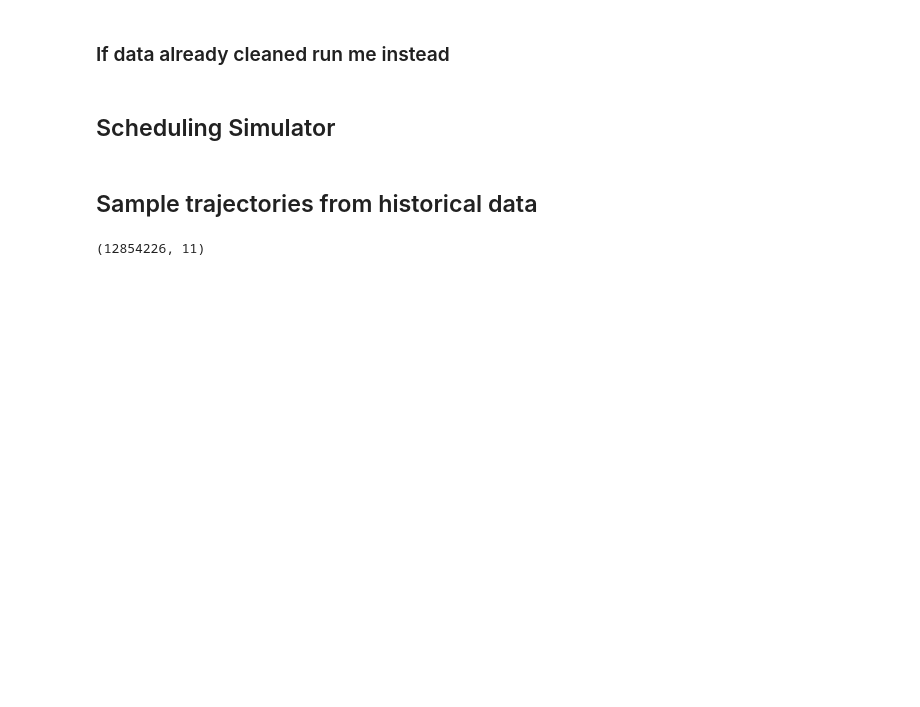
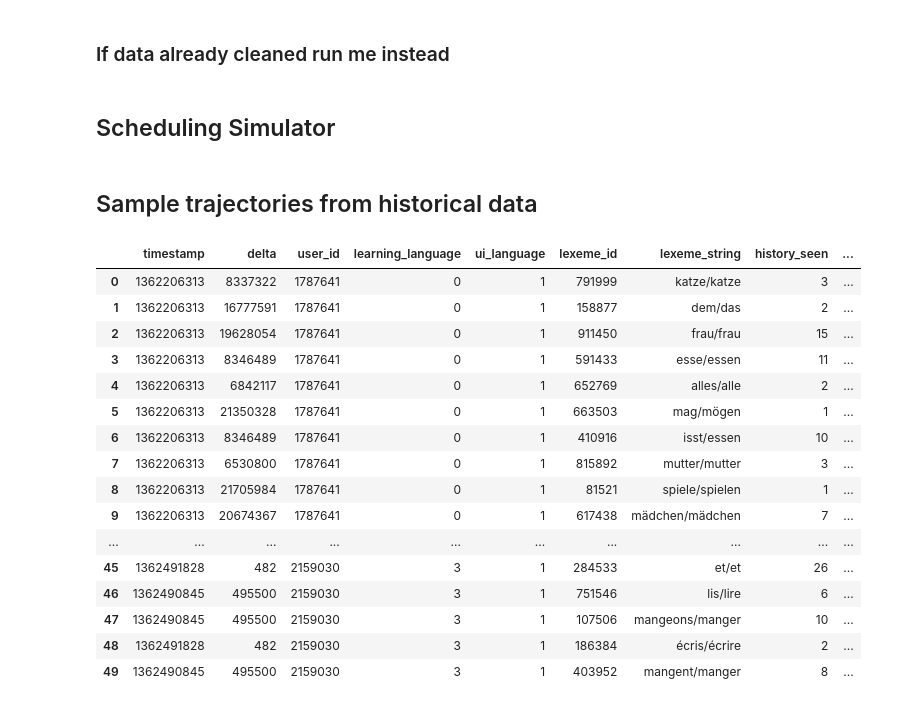
Before and after one commit to anthonybajoua/cs285_project, a Jupyter notebook: learn.ipynb, the cells around one changed output. Drawn from its saved outputs; the diff is of its cells as text; code cells hidden in the pictures; blank space fills up the shorter version.

```diff
--- a/learn.ipynb
+++ b/learn.ipynb
@@ -125,7 +125,22 @@ class Leitner(Scheduler):
 # %% [markdown]
 ## Sample trajectories from historical data
 # %%
-df.head()
-df.shape
+df.head(50)
 # %% [output]
-(12854226, 11)
+|  | timestamp | delta | user_id | learning_language | ui_language | lexeme_id | lexeme_string | history_seen | ... |
+| 0 | 1362206313 | 8337322 | 1787641 | 0 | 1 | 791999 | katze/katze | 3 | ... |
+| 1 | 1362206313 | 16777591 | 1787641 | 0 | 1 | 158877 | dem/das | 2 | ... |
+| 2 | 1362206313 | 19628054 | 1787641 | 0 | 1 | 911450 | frau/frau | 15 | ... |
+| 3 | 1362206313 | 8346489 | 1787641 | 0 | 1 | 591433 | esse/essen | 11 | ... |
+| 4 | 1362206313 | 6842117 | 1787641 | 0 | 1 | 652769 | alles/alle | 2 | ... |
+| 5 | 1362206313 | 21350328 | 1787641 | 0 | 1 | 663503 | mag/mögen | 1 | ... |
+| 6 | 1362206313 | 8346489 | 1787641 | 0 | 1 | 410916 | isst/essen | 10 | ... |
+| 7 | 1362206313 | 6530800 | 1787641 | 0 | 1 | 815892 | mutter/mutter | 3 | ... |
+| 8 | 1362206313 | 21705984 | 1787641 | 0 | 1 | 81521 | spiele/spielen | 1 | ... |
+| 9 | 1362206313 | 20674367 | 1787641 | 0 | 1 | 617438 | mädchen/mädchen | 7 | ... |
+| ... | ... | ... | ... | ... | ... | ... | ... | ... | ... |
+| 45 | 1362491828 | 482 | 2159030 | 3 | 1 | 284533 | et/et | 26 | ... |
+| 46 | 1362490845 | 495500 | 2159030 | 3 | 1 | 751546 | lis/lire | 6 | ... |
+| 47 | 1362490845 | 495500 | 2159030 | 3 | 1 | 107506 | mangeons/manger | 10 | ... |
+| 48 | 1362491828 | 482 | 2159030 | 3 | 1 | 186384 | écris/écrire | 2 | ... |
+| 49 | 1362490845 | 495500 | 2159030 | 3 | 1 | 403952 | mangent/manger | 8 | ... |
```
Also changed, not shown: parts of 2 cells of this notebook.
